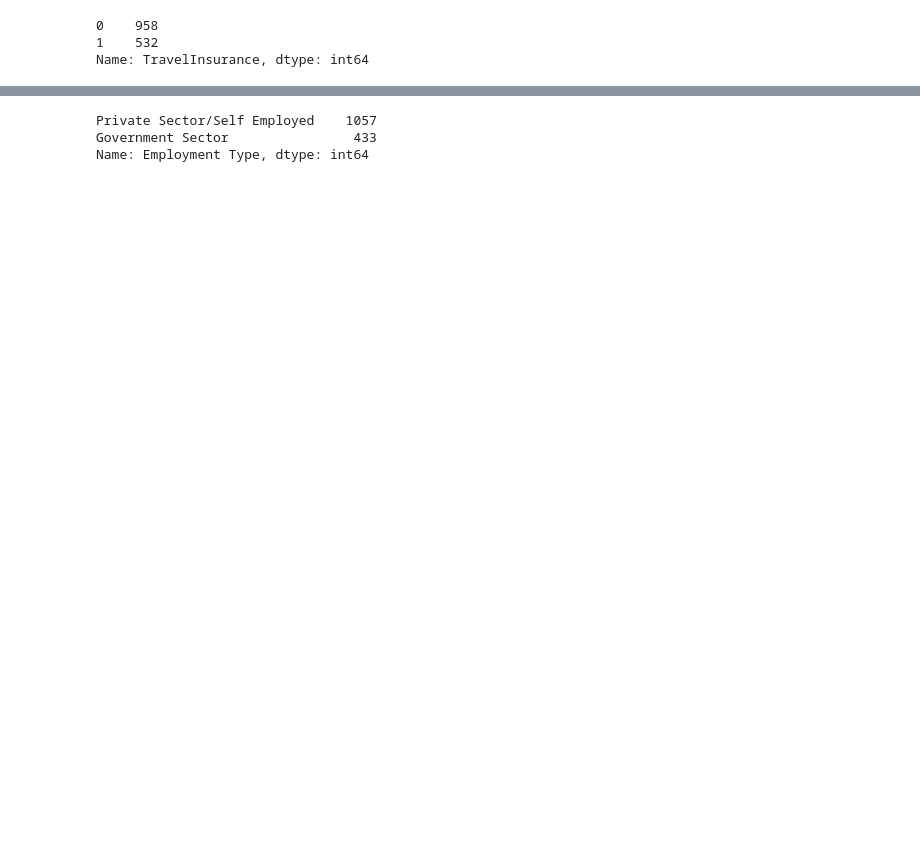
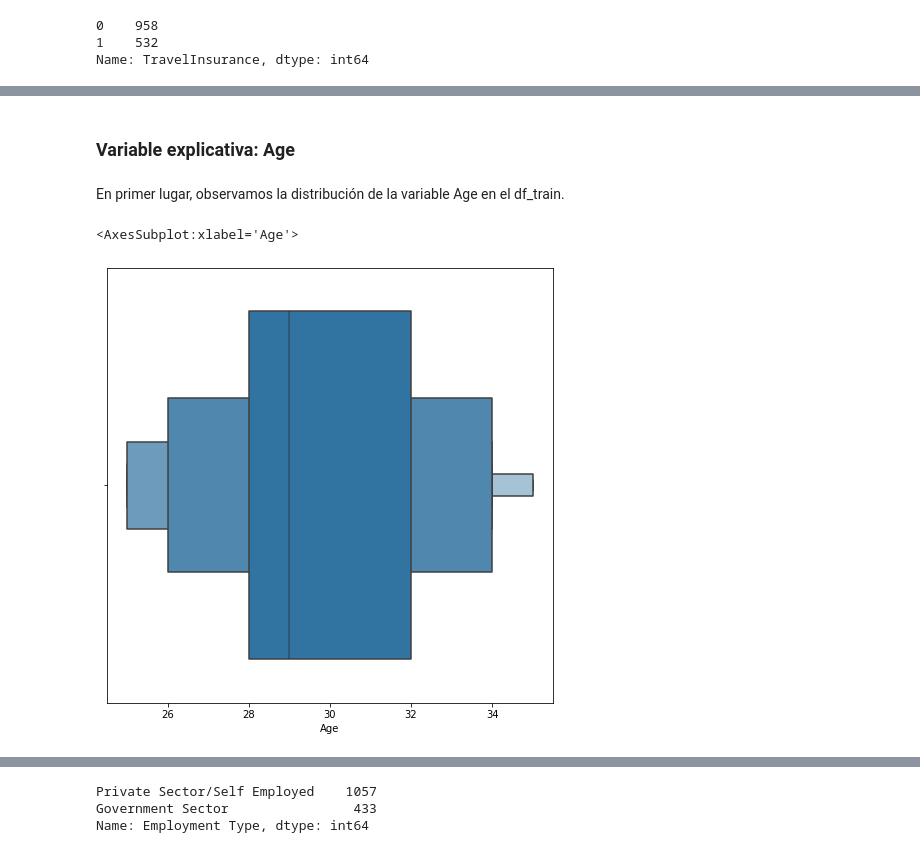
Before and after one commit to PamelaPairo/aprendizaje_supervisado, a Jupyter notebook: TP Aprendizaje Supervisado.ipynb, the cells around one changed output, grey strips where cells are left out. Saved outputs shown, nothing was run; the diff lists cells and outputs as text; code cells hidden in the pictures; blank space fills up the shorter version.

```diff
--- a/TP Aprendizaje Supervisado.ipynb
+++ b/TP Aprendizaje Supervisado.ipynb
@@ -87,0 +144,10 @@ Name: TravelInsurance, dtype: int64
+# %% [markdown]
+### Variable explicativa: Age
+# %% [markdown]
+En primer lugar, observamos la distribución de la variable Age en el df_train.
+# %%
+fig = plt.figure(figsize=(8,8))
+sns.boxenplot(df_train.Age)
+# %% [output]
+<AxesSubplot:xlabel='Age'>
+[figure, added]
```
Also changed, not shown: parts of 26 cells of this notebook.
